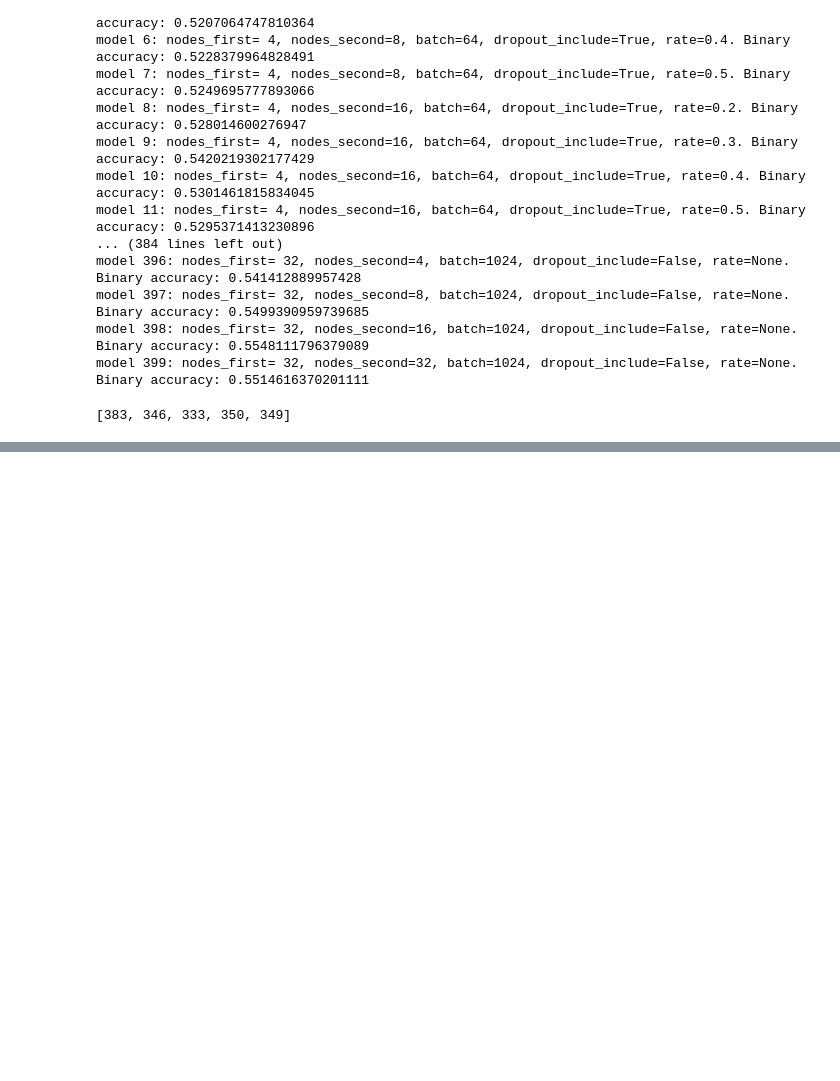
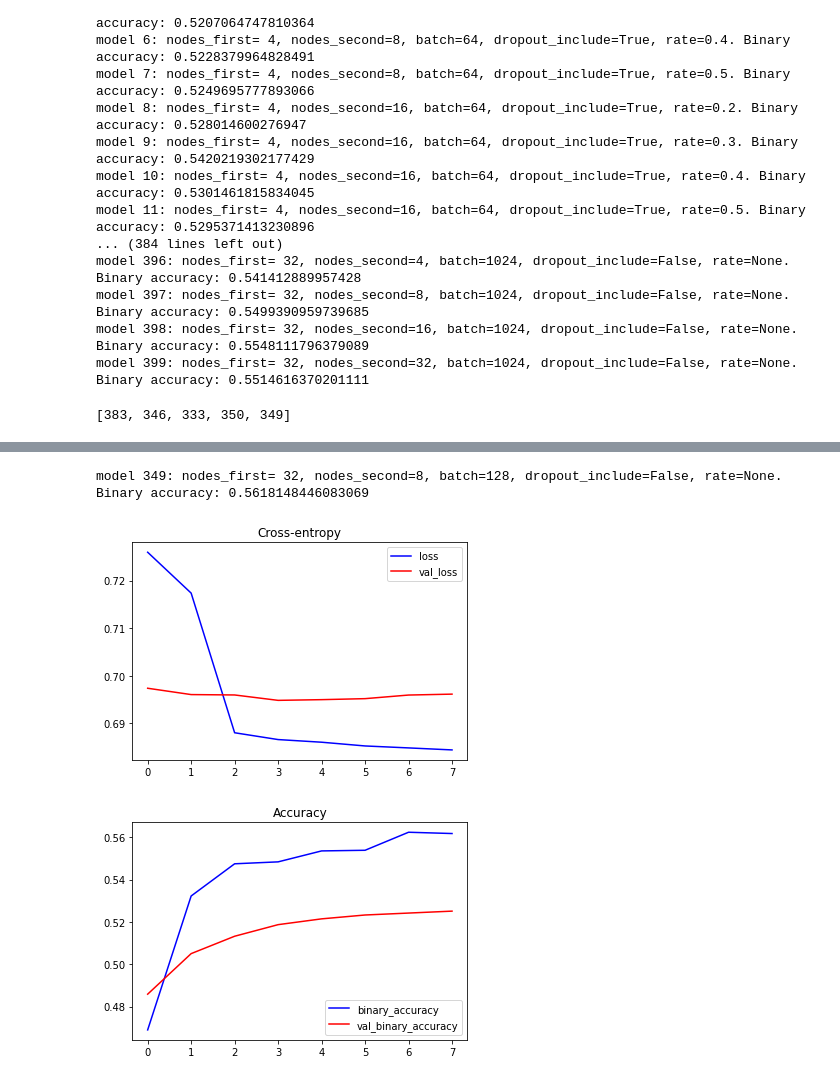
Before and after one commit to viktor-taraba/Term-Project-2021, a Jupyter notebook: TP21 3.2 SSE.ipynb, the cells around one changed output, grey strips where cells are left out. Cells and saved outputs as stored; diff of their text form; code cells hidden in the pictures; blank space fills up the shorter version.

```diff
--- a/TP21 3.2 SSE.ipynb
+++ b/TP21 3.2 SSE.ipynb
@@ -255 +247,13 @@ def neural_network_analysis(nodes_first, nodes_second, batch, dropout_include, S
+# %%
+# model 349: nodes_first= 32, nodes_second=8, batch=128, dropout_include=False, rate=None. Binary accuracy: 0.5618148446083069
+
+# model 350: nodes_first= 32, nodes_second=16, batch=128, dropout_include=False, rate=None. Binary accuracy: 0.5615103244781494
+
+# model 333: nodes_first= 32, nodes_second=8, batch=64, dropout_include=False, rate=None. Binary accuracy: 0.5612058639526367
+
+neural_network_analysis(32, 8, 128, False, SEED, X_train, y_train, X_valid, y_valid, 349)
+# %% [output]
+model 349: nodes_first= 32, nodes_second=8, batch=128, dropout_include=False, rate=None. Binary accuracy: 0.5618148446083069
+[figure, added]
+[figure, added]
 # %%
```
Also changed, not shown: parts of 5 cells of this notebook.
